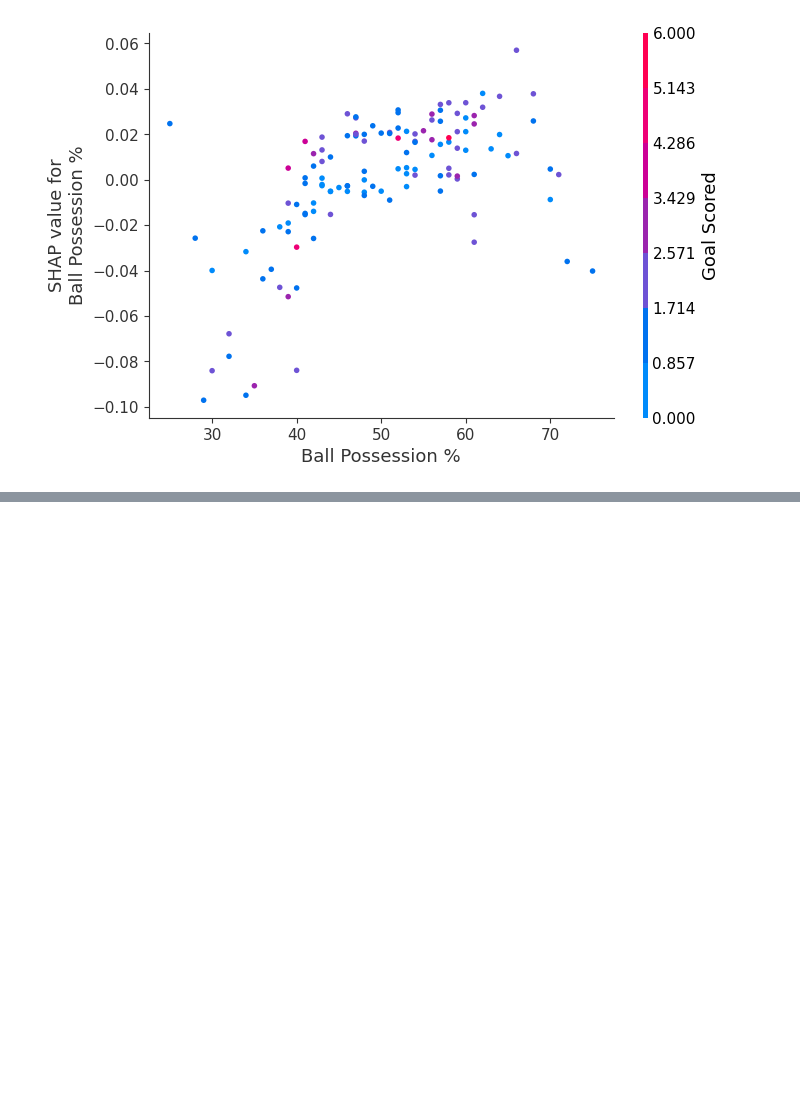
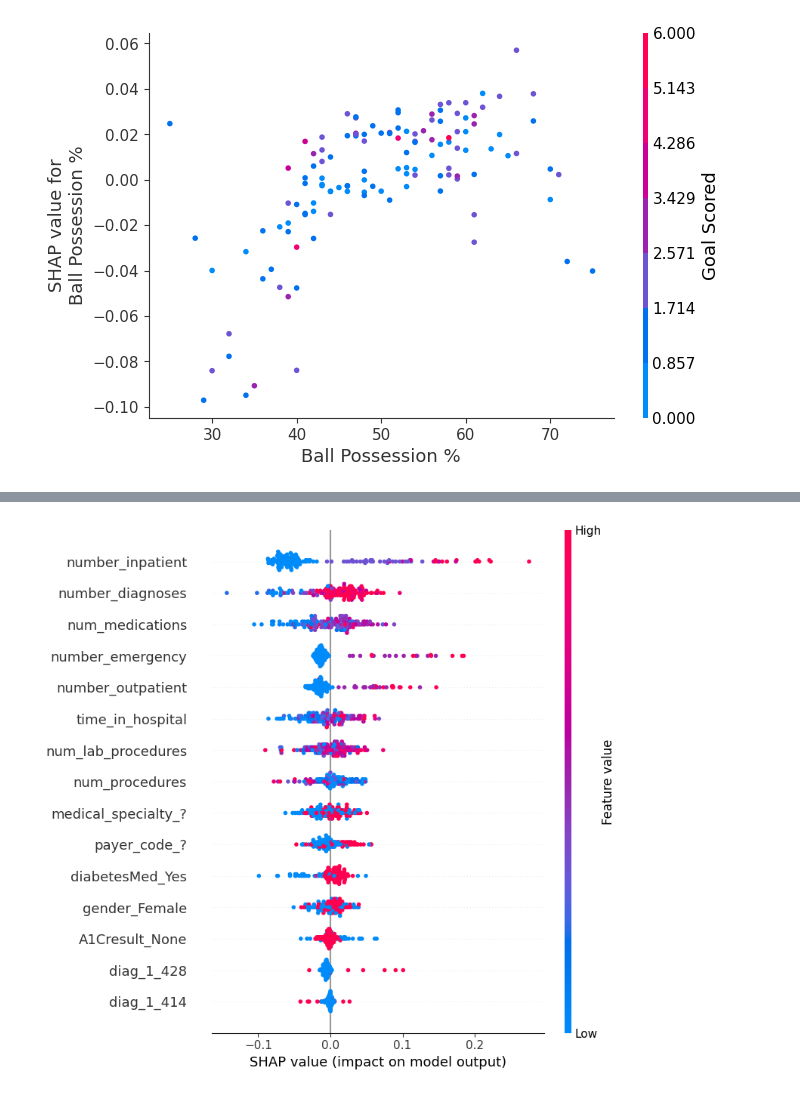
Before and after one commit to Grashch/Kaggle_tasks, a Jupyter notebook: SHAP_Values.ipynb, the cells around one changed output, grey strips where cells are left out. Cells and saved outputs as stored; diff of their text form; code cells hidden in the pictures; blank space fills up the shorter version.

```diff
--- a/SHAP_Values.ipynb
+++ b/SHAP_Values.ipynb
@@ -387,0 +390,22 @@ shap.dependence_plot('Ball Possession %', dependence_plot_values, X, interaction
+# %%
+import numpy as np
+import pandas as pd
+from sklearn.ensemble import RandomForestRegressor, RandomForestClassifier
+from sklearn.model_selection import train_test_split
+import shap
+
+data = pd.read_csv('/content/hospital_readmissions_train.csv')
+y = data.readmitted
+base_features = ['number_inpatient', 'num_medications', 'number_diagnoses', 'num_lab_procedures',
+                 'num_procedures', 'time_in_hospital', 'number_outpatient', 'number_emergency',
+                 'gender_Female', 'payer_code_?', 'medical_specialty_?', 'diag_1_428', 'diag_1_414',
+                 'diabetesMed_Yes', 'A1Cresult_None']
+
+
+X = data[base_features].astype(float)
+
+train_X, val_X, train_y, val_y = train_test_split(X, y, random_state=1)
+
+
+small_val_X = val_X.iloc[:150]
+my_model = RandomForestClassifier(n_estimators=30, random_state=1).fit(train_X, train_y)
@@ -387,0 +424,7 @@ shap.dependence_plot('Ball Possession %', dependence_plot_values, X, interaction
+# %%
+explainer = shap.TreeExplainer(my_model)
+shap_values = explainer.shap_values(small_val_X)
+
+shap.summary_plot(shap_values[:,:,1], small_val_X)
+# %% [output]
+[figure, added]
```
Also changed, not shown: parts of 2 cells of this notebook.
